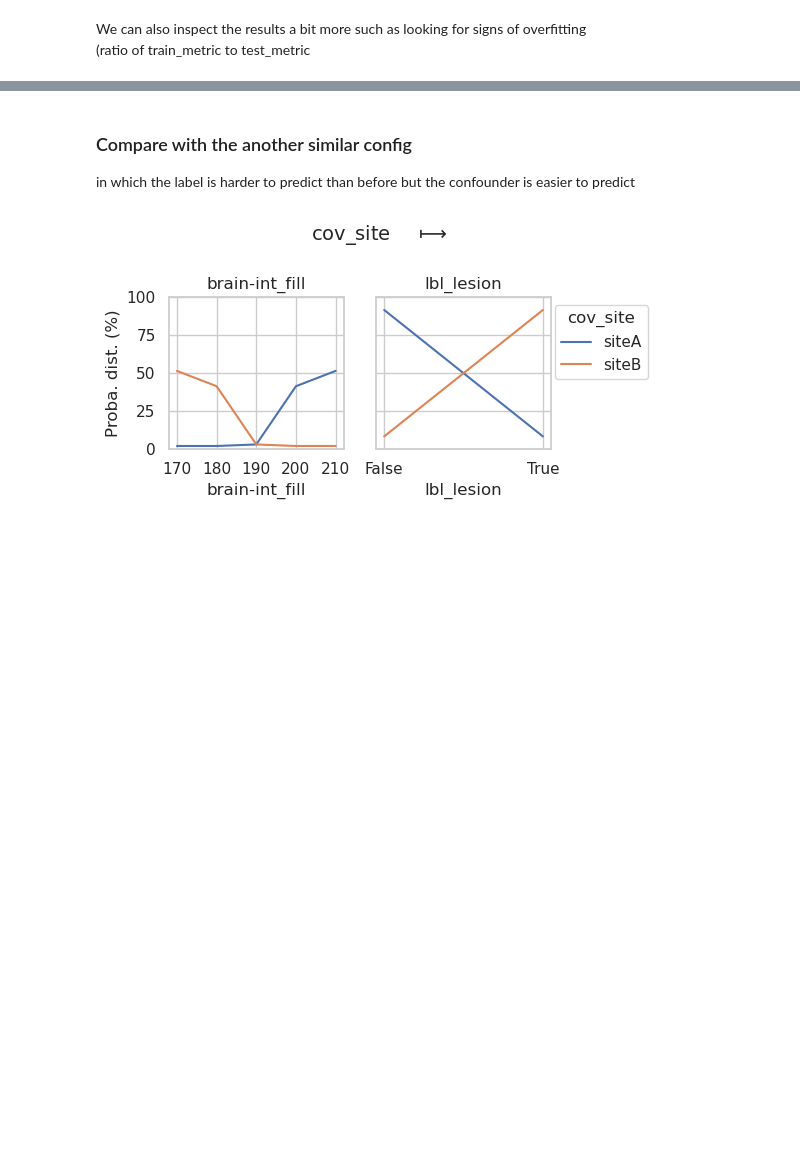
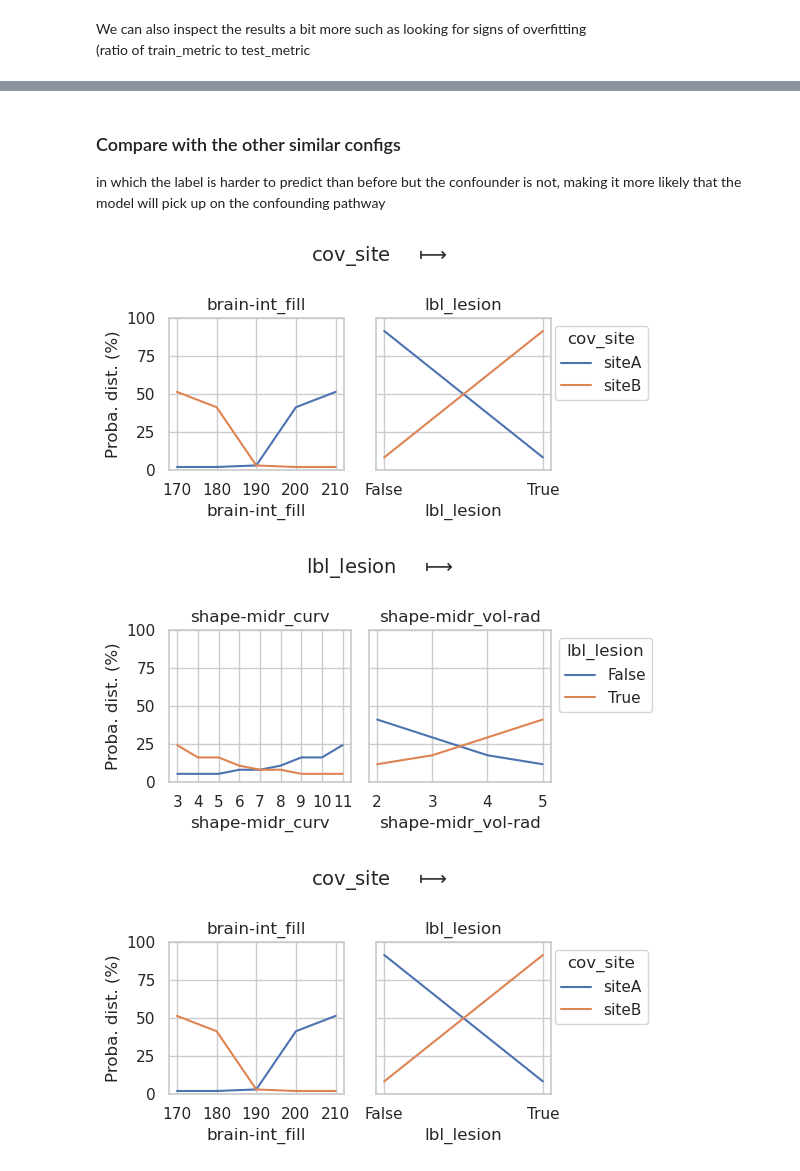
Before and after one commit to RoshanRane/toybrains, a Jupyter notebook: 0_tutorial.ipynb, the cells around one changed output, grey strips where cells are left out. Drawn from its saved outputs; the diff is of its cells as text; code cells hidden in the pictures; blank space fills up the shorter version.

```diff
--- a/0_tutorial.ipynb
+++ b/0_tutorial.ipynb
@@ -198,8 +198,14 @@ toy._show_baseline_results()
 |  |  | attr_brain-int_fill | 38.04% | 1.04% | 37.23% | 39.75% | 38.37% | 4.74% | 32.09% | 45.32% | ... |
 |  |  | attr_shape-midr_curv, shape-midr_... | 86.60% | 1.06% | 85.41% | 87.76% | 88.66% | 1.77% | 86.38% | 90.78% | ... |
 # %% [markdown]
-### Compare with the another similar config
-in which the label is harder to predict than before but the confounder is easier to predict
+### Compare with the other similar configs
+in which the label is harder to predict than before but the confounder is not, making it more likely that the model will pick up on the confounding pathway
+# %%
+toy2 = ToyBrainsData("configs.lbl1cov1_midsignal")
+_ = toy2.show_current_config()
+# %% [output]
+[figure, added]
+[figure, added]
 # %%
 toy3 = ToyBrainsData("configs.lbl1cov1_lowsignal")
 _ = toy3.show_current_config()
```
Also changed, not shown: parts of 16 cells of this notebook, 2 other files.
